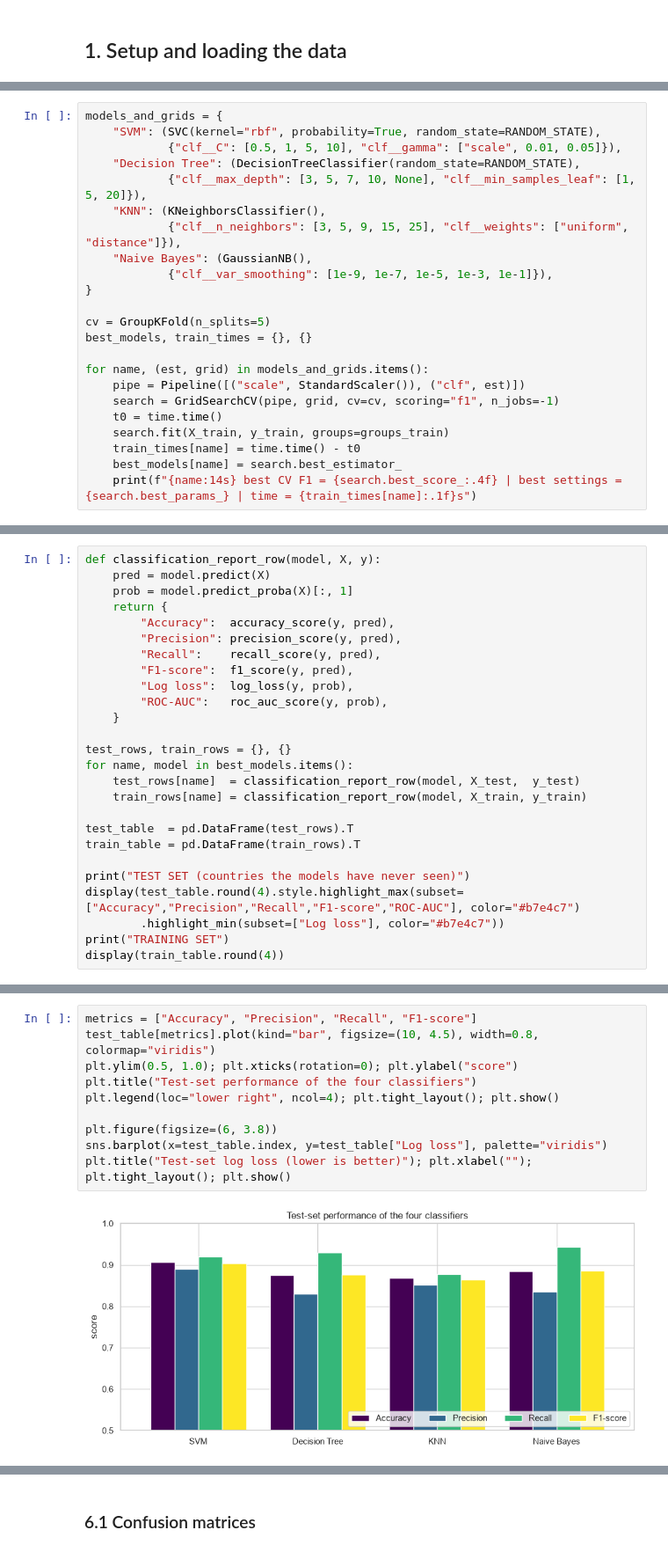
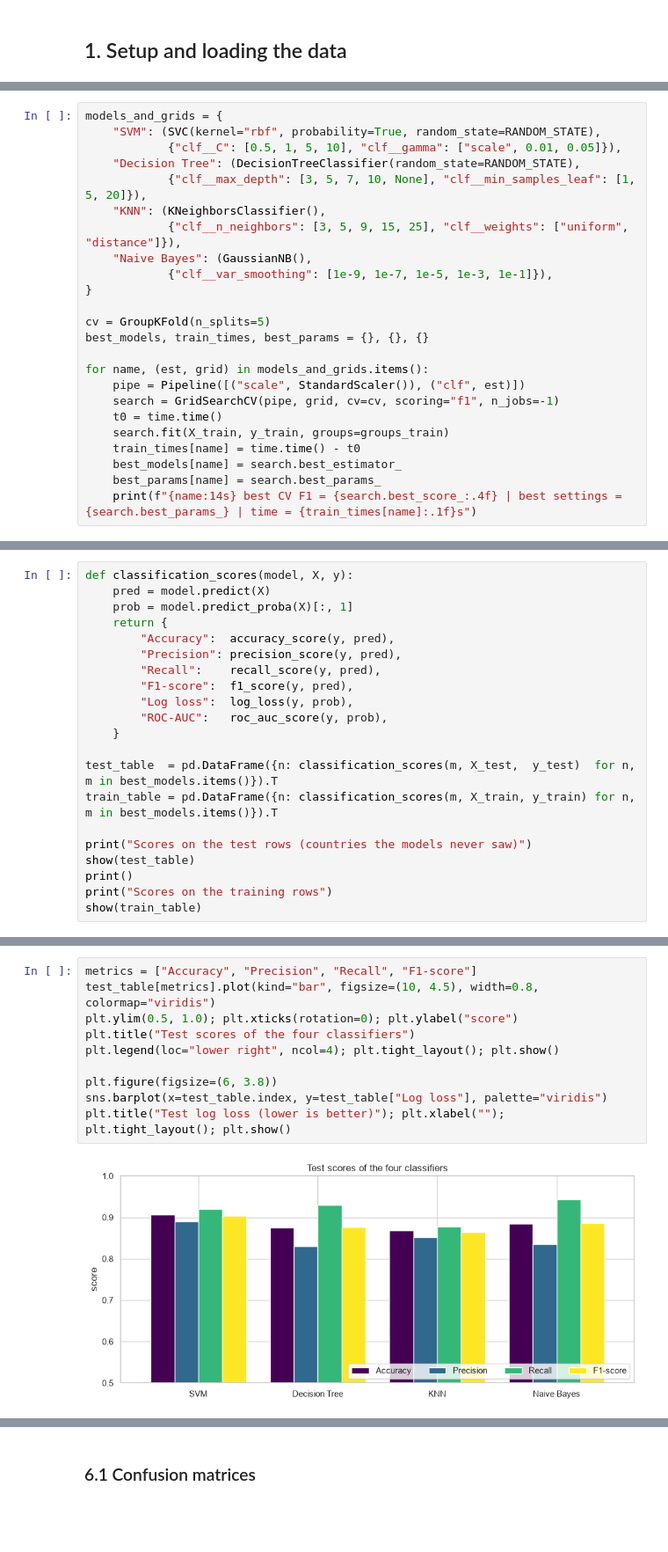
Before and after one commit to Harshini-Bhandary21/AIML_Assignments, a Jupyter notebook: AIML_Theory_Assignments/Harshini_AIML_theory_IA_assignment_3_Classification_Regression_GradientDescent.ipynb, the cells around one changed output, grey strips where cells are left out. Shown at 88% size. Drawn from its saved outputs; the diff is of its cells as text; blank space fills up the shorter version.

```diff
--- a/AIML_Theory_Assignments/Harshini_AIML_theory_IA_assignment_3_Classification_Regression_GradientDescent.ipynb
+++ b/AIML_Theory_Assignments/Harshini_AIML_theory_IA_assignment_3_Classification_Regression_GradientDescent.ipynb
@@ -189,7 +204,7 @@ models_and_grids = {
 }
 
 cv = GroupKFold(n_splits=5)
-best_models, train_times = {}, {}
+best_models, train_times, best_params = {}, {}, {}
 
 for name, (est, grid) in models_and_grids.items():
     pipe = Pipeline([("scale", StandardScaler()), ("clf", est)])
@@ -198,5 +213,6 @@ for name, (est, grid) in models_and_grids.items():
     search.fit(X_train, y_train, groups=groups_train)
     train_times[name] = time.time() - t0
     best_models[name] = search.best_estimator_
+    best_params[name] = search.best_params_
     print(f"{name:14s} best CV F1 = {search.best_score_:.4f} | best settings = {search.best_params_} | time = {train_times[name]:.1f}s")
 # %% [output]
@@ -220,5 +236,5 @@ We calculate them on both the training and the test set. A big gap between the t
 # %%
-def classification_report_row(model, X, y):
+def classification_scores(model, X, y):
     pred = model.predict(X)
     prob = model.predict_proba(X)[:, 1]
     return {
@@ -230,17 +246,12 @@ def classification_report_row(model, X, y):
         "ROC-AUC":   roc_auc_score(y, prob),
     }
 
-test_rows, train_rows = {}, {}
-for name, model in best_models.items():
-    test_rows[name]  = classification_report_row(model, X_test,  y_test)
-    train_rows[name] = classification_report_row(model, X_train, y_train)
+test_table  = pd.DataFrame({n: classification_scores(m, X_test,  y_test)  for n, m in best_models.items()}).T
+train_table = pd.DataFrame({n: classification_scores(m, X_train, y_train) for n, m in best_models.items()}).T
 
-test_table  = pd.DataFrame(test_rows).T
-train_table = pd.DataFrame(train_rows).T
-
-print("TEST SET (countries the models have never seen)")
-display(test_table.round(4).style.highlight_max(subset=["Accuracy","Precision","Recall","F1-score","ROC-AUC"], color="#b7e4c7")
-        .highlight_min(subset=["Log loss"], color="#b7e4c7"))
-print("TRAINING SET")
-display(train_table.round(4))
+print("Scores on the test rows (countries the models never saw)")
+show(test_table)
+print()
+print("Scores on the training rows")
+show(train_table)
 # %% [output]
@@ -270,12 +279,12 @@ gap
 # %%
 metrics = ["Accuracy", "Precision", "Recall", "F1-score"]
 test_table[metrics].plot(kind="bar", figsize=(10, 4.5), width=0.8, colormap="viridis")
 plt.ylim(0.5, 1.0); plt.xticks(rotation=0); plt.ylabel("score")
-plt.title("Test-set performance of the four classifiers")
+plt.title("Test scores of the four classifiers")
 plt.legend(loc="lower right", ncol=4); plt.tight_layout(); plt.show()
 
 plt.figure(figsize=(6, 3.8))
 sns.barplot(x=test_table.index, y=test_table["Log loss"], palette="viridis")
-plt.title("Test-set log loss (lower is better)"); plt.xlabel(""); plt.tight_layout(); plt.show()
+plt.title("Test log loss (lower is better)"); plt.xlabel(""); plt.tight_layout(); plt.show()
 # %% [output]
-[figure, old version]
+[figure, new version]
```
Also changed, not shown: parts of 140 cells of this notebook, 4 other files.
